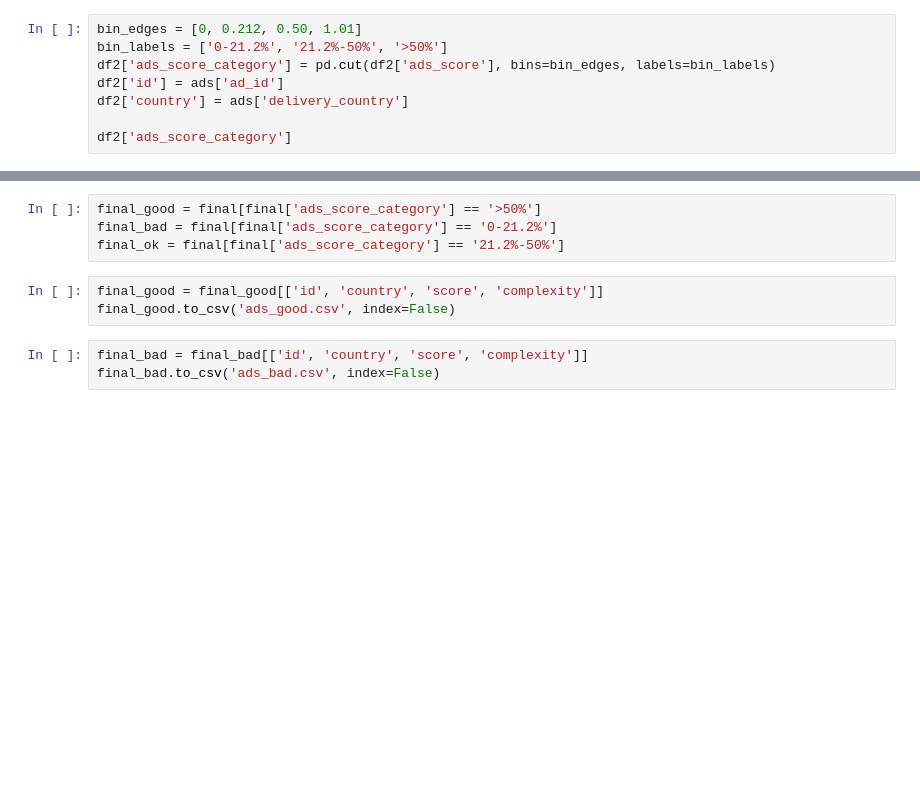
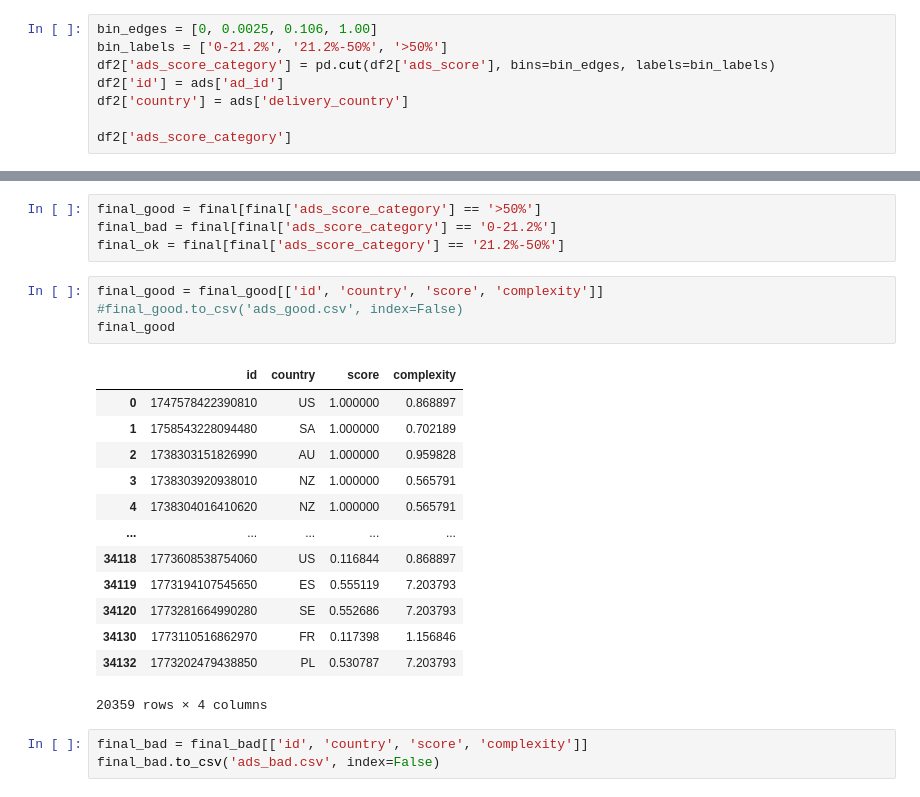
Before and after one commit to liuchennn1414/TikTok_Hungry_Ads, a Jupyter notebook: ads_new.ipynb, the cells around one changed output, grey strips where cells are left out. Drawn from its saved outputs; the diff is of its cells as text; blank space fills up the shorter version.

```diff
--- a/ads_new.ipynb
+++ b/ads_new.ipynb
@@ -393,7 +391,7 @@ min          0.000000
 max          1.000000
 Name: ads_score, dtype: float64
 # %%
-bin_edges = [0, 0.212, 0.50, 1.01]
+bin_edges = [0, 0.0025, 0.106, 1.00]
 bin_labels = ['0-21.2%', '21.2%-50%', '>50%']
 df2['ads_score_category'] = pd.cut(df2['ads_score'], bins=bin_edges, labels=bin_labels)
 df2['id'] = ads['ad_id']
@@ -462,7 +474,22 @@ final_bad = final[final['ads_score_category'] == '0-21.2%']
 final_ok = final[final['ads_score_category'] == '21.2%-50%']
 # %%
 final_good = final_good[['id', 'country', 'score', 'complexity']]
-final_good.to_csv('ads_good.csv', index=False)
+#final_good.to_csv('ads_good.csv', index=False)
+final_good
+# %% [output]
+|  | id | country | score | complexity |
+| 0 | 1747578422390810 | US | 1.000000 | 0.868897 |
+| 1 | 1758543228094480 | SA | 1.000000 | 0.702189 |
+| 2 | 1738303151826990 | AU | 1.000000 | 0.959828 |
+| 3 | 1738303920938010 | NZ | 1.000000 | 0.565791 |
+| 4 | 1738304016410620 | NZ | 1.000000 | 0.565791 |
+| ... | ... | ... | ... | ... |
+| 34118 | 1773608538754060 | US | 0.116844 | 0.868897 |
+| 34119 | 1773194107545650 | ES | 0.555119 | 7.203793 |
+| 34120 | 1773281664990280 | SE | 0.552686 | 7.203793 |
+| 34130 | 1773110516862970 | FR | 0.117398 | 1.156846 |
+| 34132 | 1773202479438850 | PL | 0.530787 | 7.203793 |
+20359 rows × 4 columns
 # %%
 final_bad = final_bad[['id', 'country', 'score', 'complexity']]
 final_bad.to_csv('ads_bad.csv', index=False)
```
Also changed, not shown: parts of 6 cells of this notebook.
